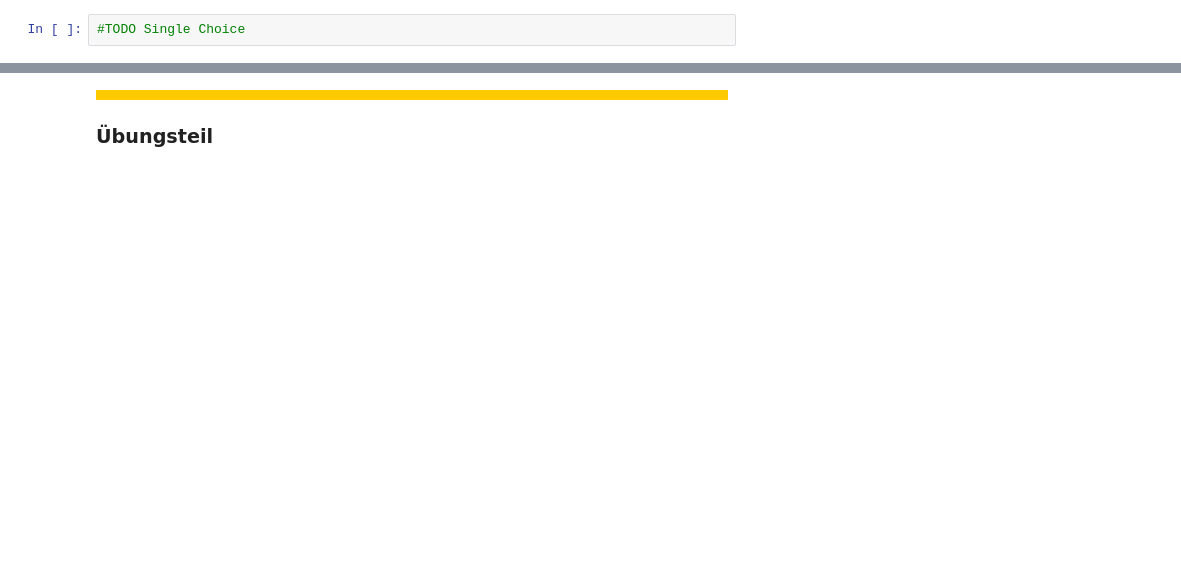
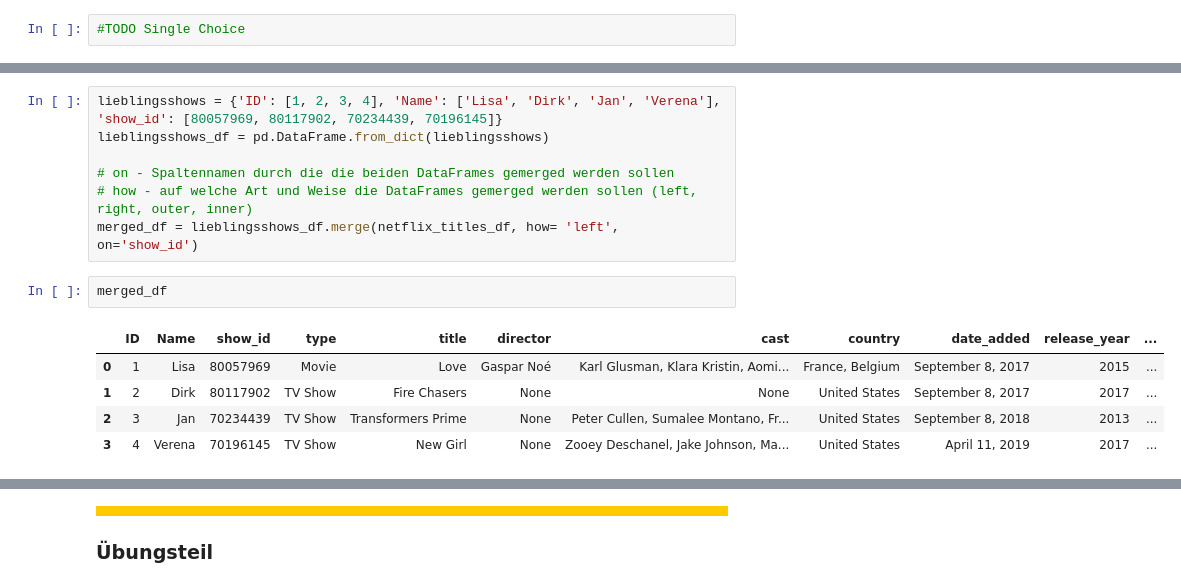
Before and after one commit to orca-nrw/lernmodul-pandas, a Jupyter notebook: index.ipynb, the cells around one changed output, grey strips where cells are left out. Cells and saved outputs as stored; diff of their text form; blank space fills up the shorter version.

```diff
--- a/index.ipynb
+++ b/index.ipynb
@@ -144,0 +139,15 @@ df_lieblingsshow.merge(netflix_titles_df, how= 'left', on='show_id')
+# %%
+lieblingsshows = {'ID': [1, 2, 3, 4], 'Name': ['Lisa', 'Dirk', 'Jan', 'Verena'], 'show_id': [80057969, 80117902, 70234439, 70196145]}
+lieblingsshows_df = pd.DataFrame.from_dict(lieblingsshows)
+
+# on - Spaltennamen durch die die beiden DataFrames gemerged werden sollen
+# how - auf welche Art und Weise die DataFrames gemerged werden sollen (left, right, outer, inner)
+merged_df = lieblingsshows_df.merge(netflix_titles_df, how= 'left', on='show_id')
+# %%
+merged_df
+# %% [output]
+|  | ID | Name | show_id | type | title | director | cast | country | date_added | release_year | ... |
+| 0 | 1 | Lisa | 80057969 | Movie | Love | Gaspar Noé | Karl Glusman, Klara Kristin, Aomi... | France, Belgium | September 8, 2017 | 2015 | ... |
+| 1 | 2 | Dirk | 80117902 | TV Show | Fire Chasers | None | None | United States | September 8, 2017 | 2017 | ... |
+| 2 | 3 | Jan | 70234439 | TV Show | Transformers Prime | None | Peter Cullen, Sumalee Montano, Fr... | United States | September 8, 2018 | 2013 | ... |
+| 3 | 4 | Verena | 70196145 | TV Show | New Girl | None | Zooey Deschanel, Jake Johnson, Ma... | United States | April 11, 2019 | 2017 | ... |
```
Also changed, not shown: parts of 70 cells of this notebook, 1 other file.
